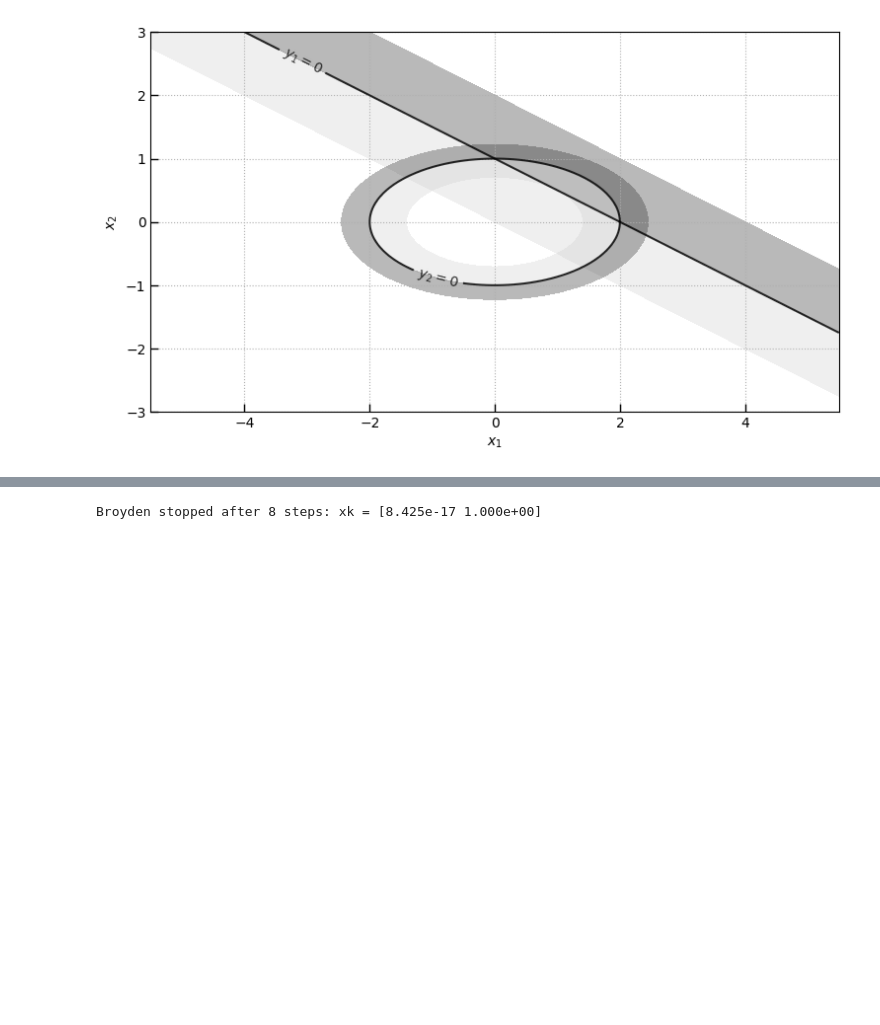
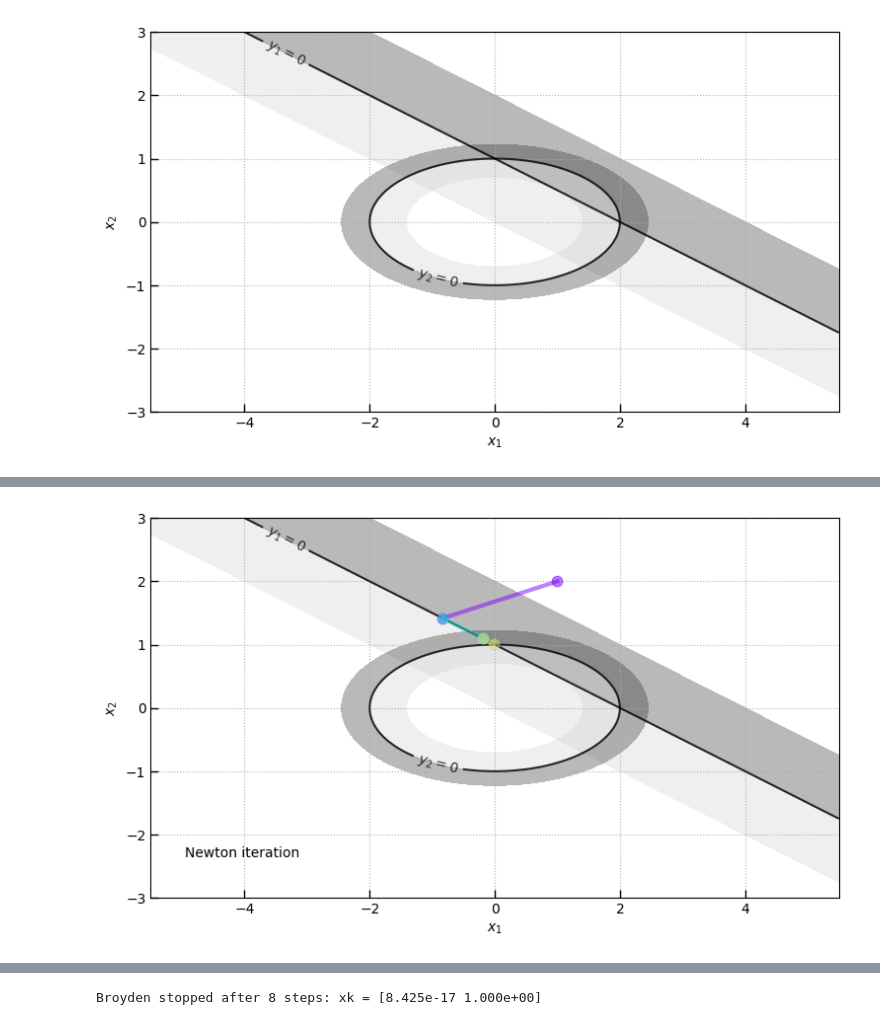
Before and after one commit to gbrammer/scientific-computing, a Jupyter notebook: week4-systems-of-nonlinear-equations.ipynb, the cells around one changed output, grey strips where cells are left out. Saved outputs shown, nothing was run; the diff lists cells and outputs as text; code cells hidden in the pictures; blank space fills up the shorter version.

```diff
--- a/week4-systems-of-nonlinear-equations.ipynb
+++ b/week4-systems-of-nonlinear-equations.ipynb
@@ -177,3 +200,7 @@ def show_newton(func, jac, x0=[1,2], nsteps=10):
+# %%
+show_newton(func, jac, x0=[1,2], nsteps=3)
+# %% [output]
+[figure, added]
 # %%
 show_newton(func, jac, x0=[1,2], nsteps=30)
 # %% [output]
```
Also changed, not shown: parts of 12 cells of this notebook.
